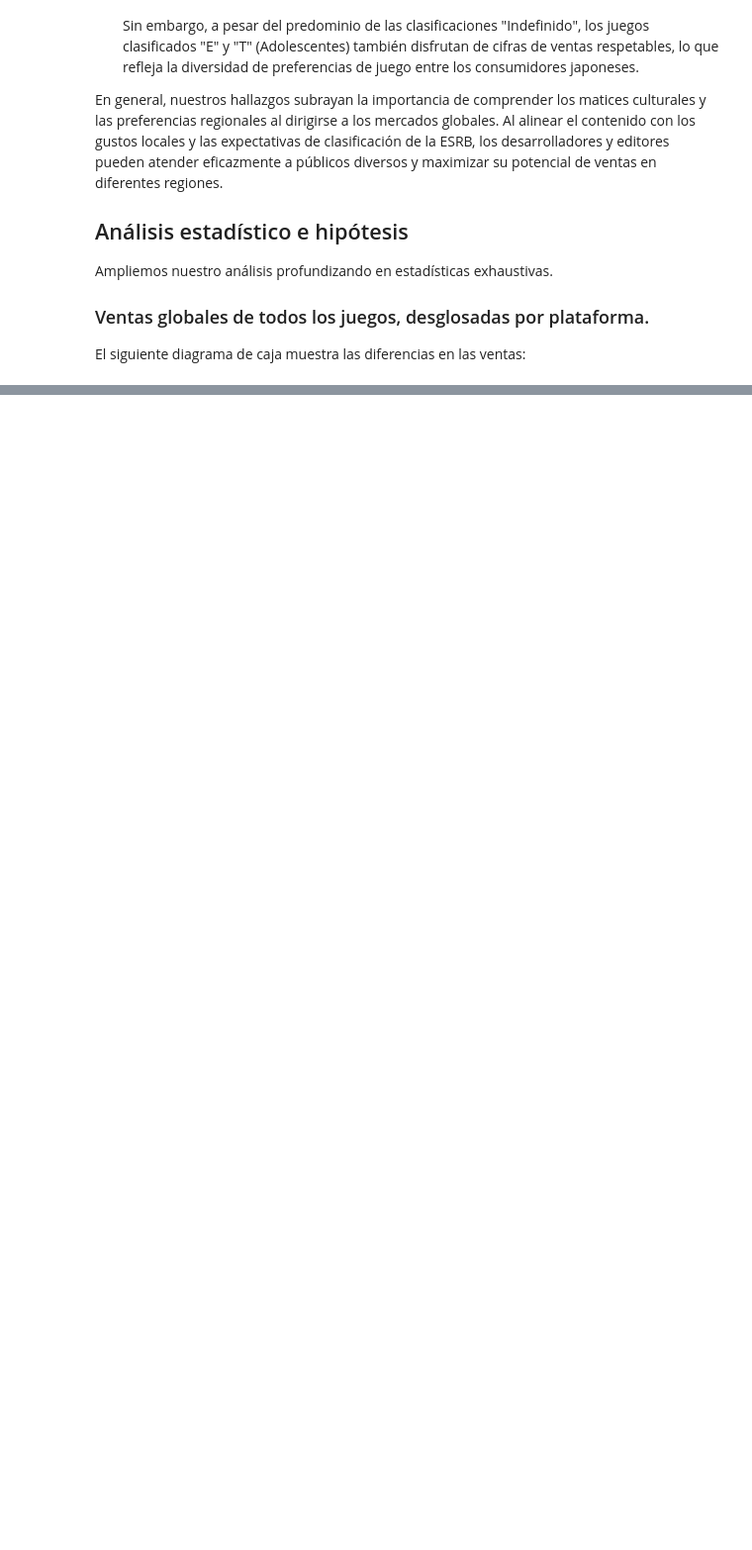
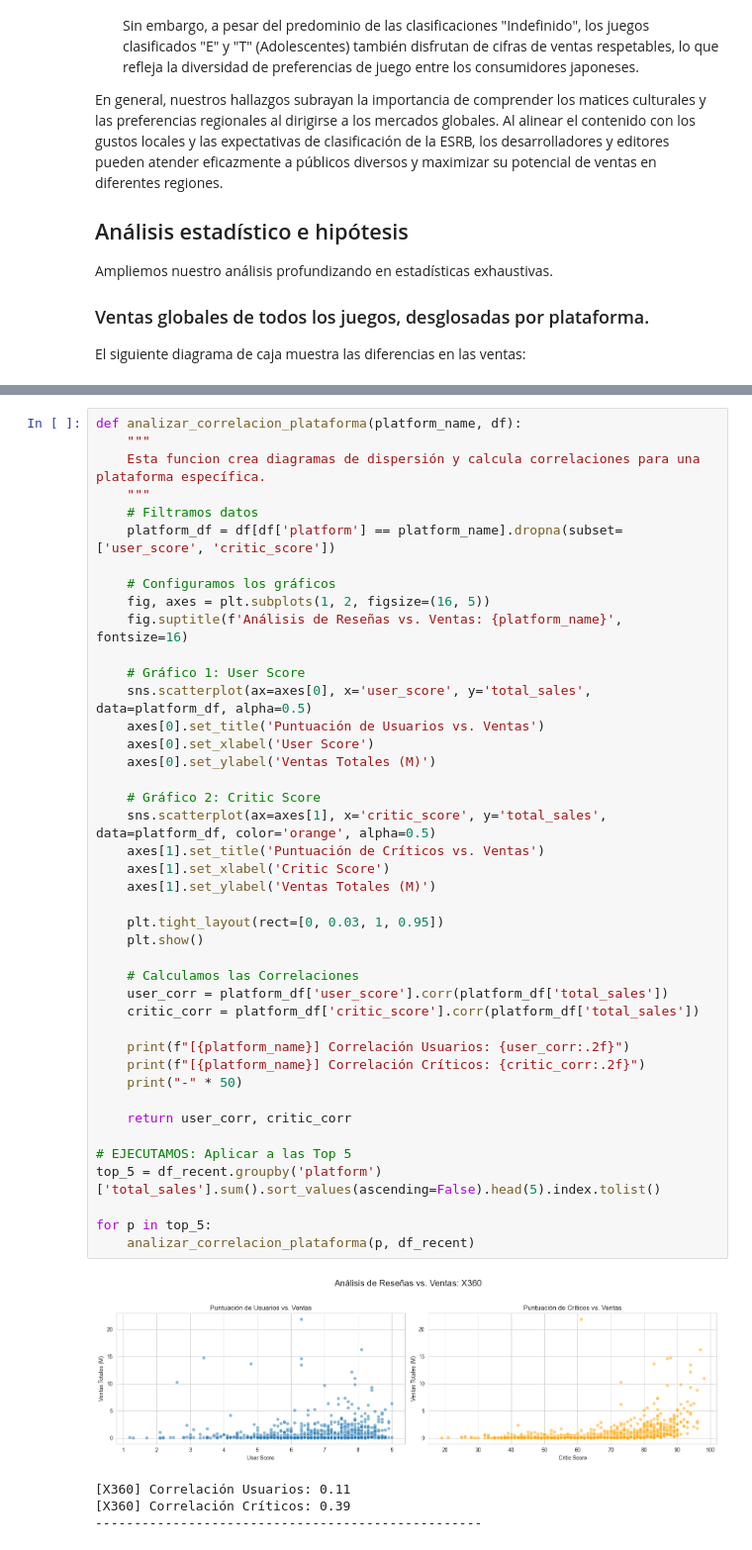
Before and after one commit to cruzdoscar/ice_store, a Jupyter notebook: EDA_videojuegos.ipynb, the cells around one changed output, grey strips where cells are left out. Shown at 99% size. Saved outputs shown, nothing was run; the diff lists cells and outputs as text; blank space fills up the shorter version.

```diff
--- a/EDA_videojuegos.ipynb
+++ b/EDA_videojuegos.ipynb
@@ -958,0 +1082,47 @@ El siguiente diagrama de caja muestra las diferencias en las ventas:
+# %%
+def analizar_correlacion_plataforma(platform_name, df):
+    """
+    Esta funcion crea diagramas de dispersión y calcula correlaciones para una plataforma específica.
+    """
+    # Filtramos datos
+    platform_df = df[df['platform'] == platform_name].dropna(subset=['user_score', 'critic_score'])
+
+    # Configuramos los gráficos
+    fig, axes = plt.subplots(1, 2, figsize=(16, 5))
+    fig.suptitle(f'Análisis de Reseñas vs. Ventas: {platform_name}', fontsize=16)
+
+    # Gráfico 1: User Score
+    sns.scatterplot(ax=axes[0], x='user_score', y='total_sales', data=platform_df, alpha=0.5)
+    axes[0].set_title('Puntuación de Usuarios vs. Ventas')
+    axes[0].set_xlabel('User Score')
+    axes[0].set_ylabel('Ventas Totales (M)')
+
+    # Gráfico 2: Critic Score
+    sns.scatterplot(ax=axes[1], x='critic_score', y='total_sales', data=platform_df, color='orange', alpha=0.5)
+    axes[1].set_title('Puntuación de Críticos vs. Ventas')
+    axes[1].set_xlabel('Critic Score')
+    axes[1].set_ylabel('Ventas Totales (M)')
+
+    plt.tight_layout(rect=[0, 0.03, 1, 0.95])
+    plt.show()
+
+    # Calculamos las Correlaciones
+    user_corr = platform_df['user_score'].corr(platform_df['total_sales'])
+    critic_corr = platform_df['critic_score'].corr(platform_df['total_sales'])
+
+    print(f"[{platform_name}] Correlación Usuarios: {user_corr:.2f}")
+    print(f"[{platform_name}] Correlación Críticos: {critic_corr:.2f}")
+    print("-" * 50)
+
+    return user_corr, critic_corr
+
+# EJECUTAMOS: Aplicar a las Top 5
+top_5 = df_recent.groupby('platform')['total_sales'].sum().sort_values(ascending=False).head(5).index.tolist()
+
+for p in top_5:
+    analizar_correlacion_plataforma(p, df_recent)
+# %% [output]
+[figure, added]
+[X360] Correlación Usuarios: 0.11
+[X360] Correlación Críticos: 0.39
+--------------------------------------------------
```
Also changed, not shown: parts of 11 cells of this notebook.
